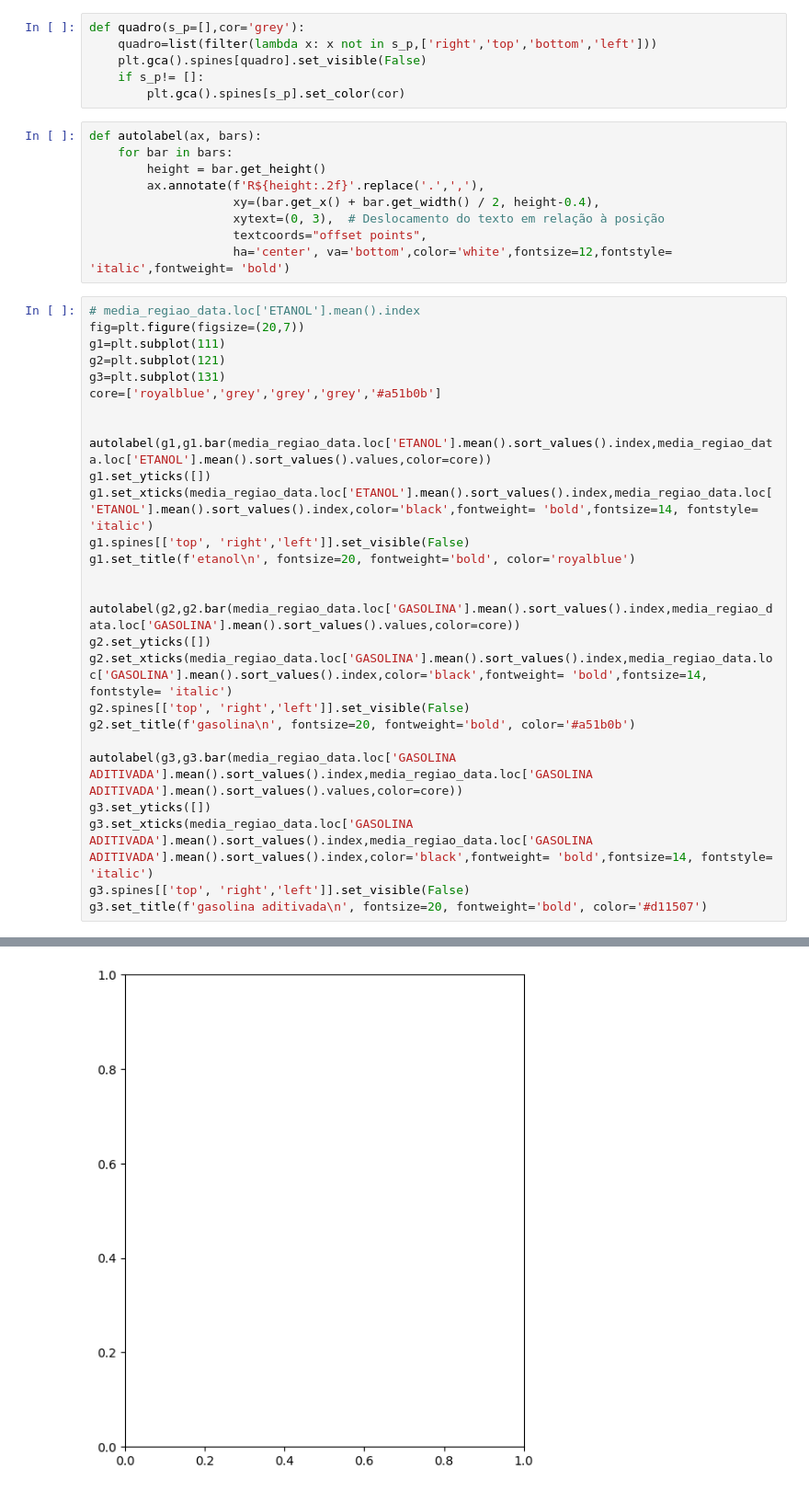
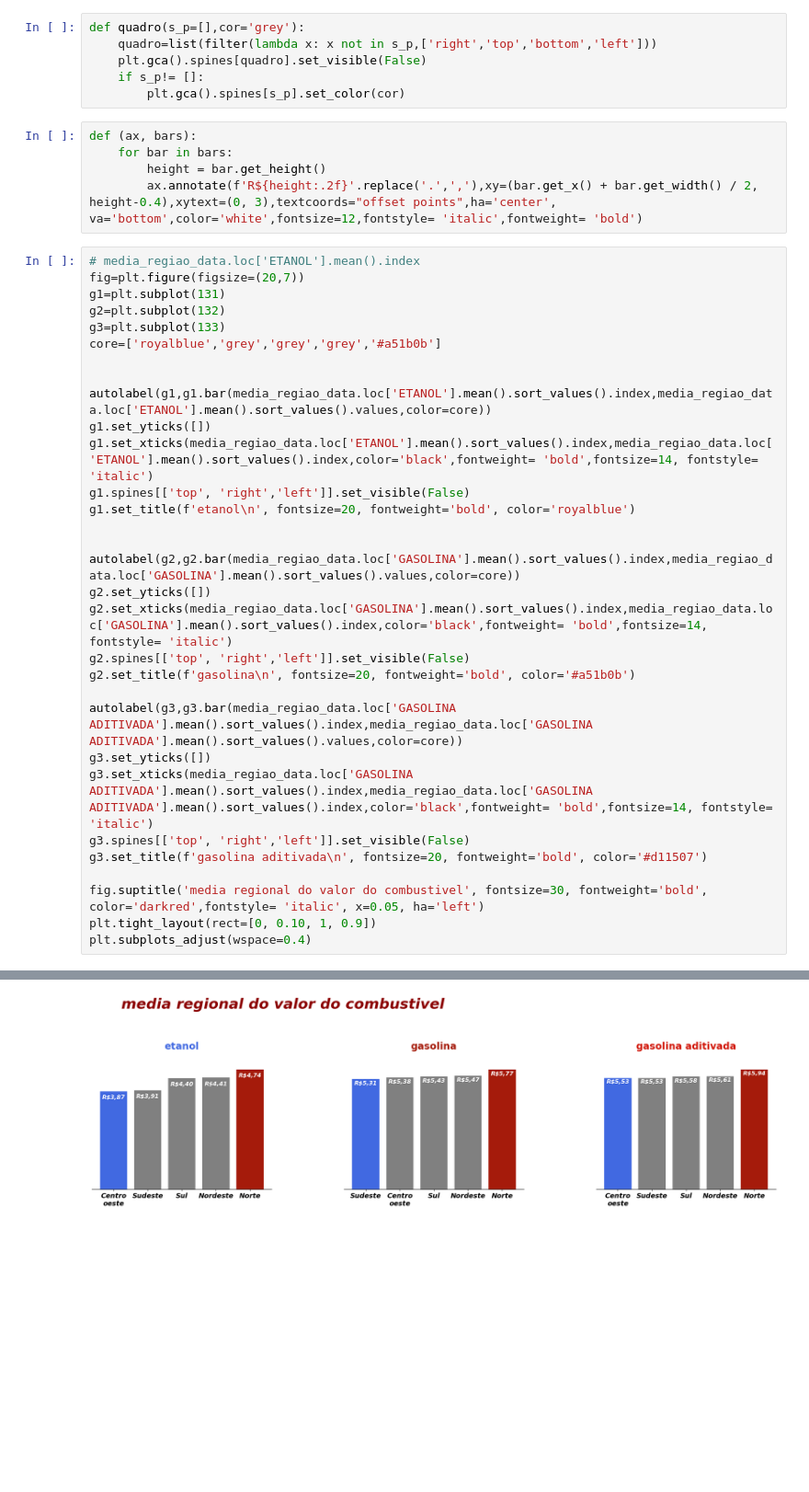
Before and after one commit to davidmidoria/analise_gasolina_etanol, a Jupyter notebook: analise.ipynb, the cells around one changed output, grey strips where cells are left out. Shown at 92% size. Cells and saved outputs as stored; diff of their text form; blank space fills up the shorter version.

Commit message:
gráfico das regiões
gráfico das regiões com maior e menor valor

```diff
--- a/analise.ipynb
+++ b/analise.ipynb
@@ -115,20 +115,16 @@ def quadro(s_p=[],cor='grey'):
     if s_p!= []:
         plt.gca().spines[s_p].set_color(cor)
 # %%
-def autolabel(ax, bars):
+def (ax, bars):
     for bar in bars:
         height = bar.get_height()
-        ax.annotate(f'R${height:.2f}'.replace('.',','),
-                    xy=(bar.get_x() + bar.get_width() / 2, height-0.4),
-                    xytext=(0, 3),  # Deslocamento do texto em relação à posição
-                    textcoords="offset points",
-                    ha='center', va='bottom',color='white',fontsize=12,fontstyle= 'italic',fontweight= 'bold')
+        ax.annotate(f'R${height:.2f}'.replace('.',','),xy=(bar.get_x() + bar.get_width() / 2, height-0.4),xytext=(0, 3),textcoords="offset points",ha='center', va='bottom',color='white',fontsize=12,fontstyle= 'italic',fontweight= 'bold')
 # %%
 # media_regiao_data.loc['ETANOL'].mean().index
 fig=plt.figure(figsize=(20,7))
-g1=plt.subplot(111)
-g2=plt.subplot(121)
-g3=plt.subplot(131)
+g1=plt.subplot(131)
+g2=plt.subplot(132)
+g3=plt.subplot(133)
 core=['royalblue','grey','grey','grey','#a51b0b']
 
 
@@ -150,4 +146,8 @@ g3.set_yticks([])
 g3.set_xticks(media_regiao_data.loc['GASOLINA ADITIVADA'].mean().sort_values().index,media_regiao_data.loc['GASOLINA ADITIVADA'].mean().sort_values().index,color='black',fontweight= 'bold',fontsize=14, fontstyle= 'italic')
 g3.spines[['top', 'right','left']].set_visible(False)
 g3.set_title(f'gasolina aditivada\n', fontsize=20, fontweight='bold', color='#d11507')
+
+fig.suptitle('media regional do valor do combustivel', fontsize=30, fontweight='bold', color='darkred',fontstyle= 'italic', x=0.05, ha='left')
+plt.tight_layout(rect=[0, 0.10, 1, 0.9])
+plt.subplots_adjust(wspace=0.4)
 # %% [output]
@@ -155 +154 @@ TypeError: the dtypes of parameters x (object) and width (float64) are incompati
-[figure, old version]
+[figure, new version]
```
Also changed, not shown: parts of 1 cell of this notebook, 2 other files.
